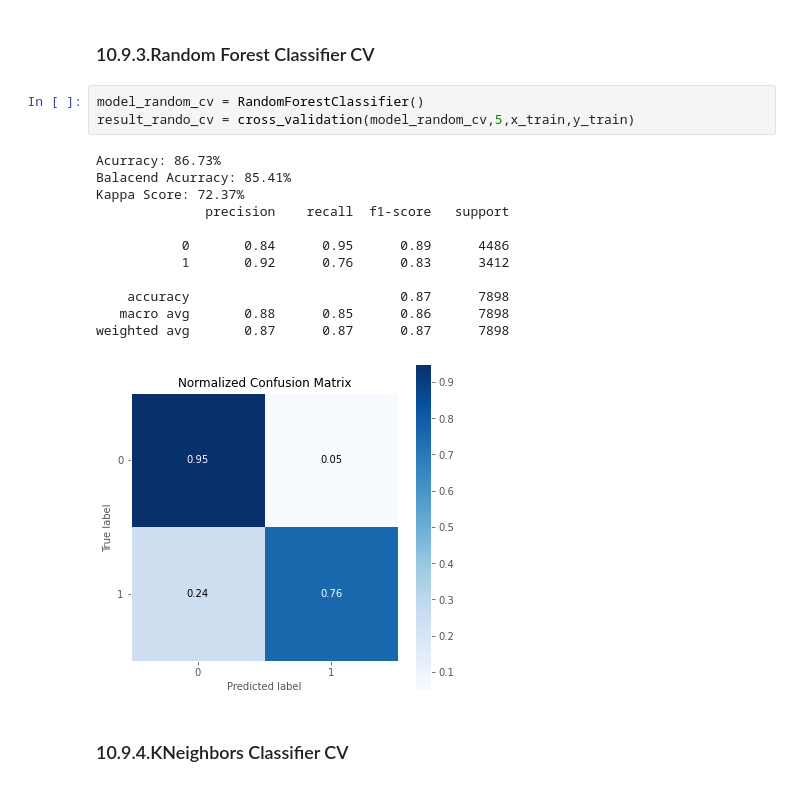
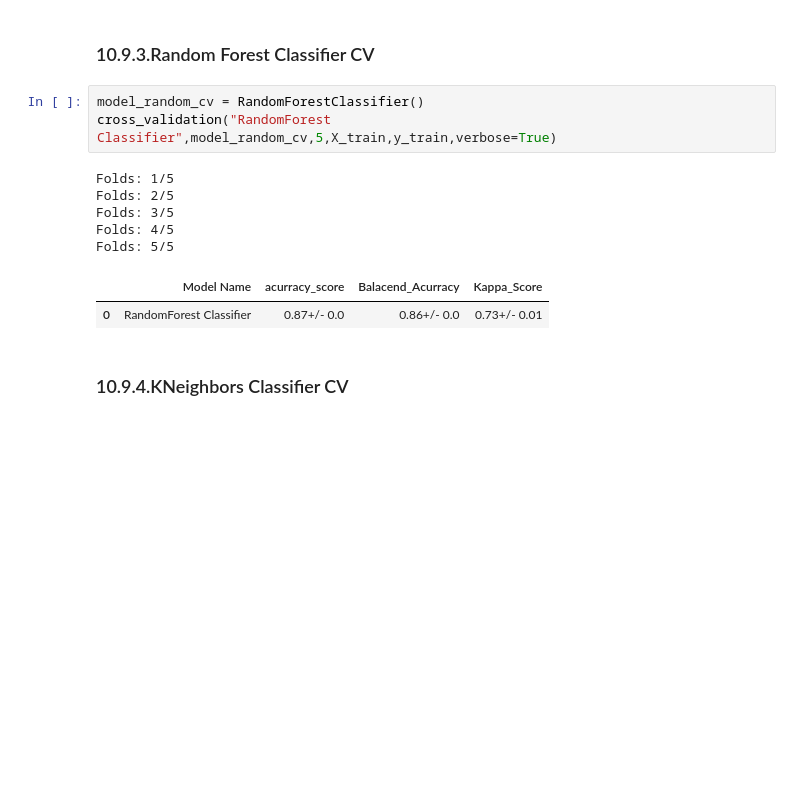
Before and after one commit to Guilherme-lima-ds/Nubank-Risk-assessment, a Jupyter notebook: Project_risk_assessment_Setima_Etapa_Machine_Learning_Models.ipynb, the cells around one changed output. Saved outputs shown, nothing was run; the diff lists cells and outputs as text; blank space fills up the shorter version.

```diff
--- a/Project_risk_assessment_Setima_Etapa_Machine_Learning_Models.ipynb
+++ b/Project_risk_assessment_Setima_Etapa_Machine_Learning_Models.ipynb
@@ -1555,20 +1491,15 @@ weighted avg       0.63      0.64      0.63      7898
 ### 10.9.3.Random Forest Classifier CV
 # %%
 model_random_cv = RandomForestClassifier()
-result_rando_cv = cross_validation(model_random_cv,5,x_train,y_train)
+cross_validation("RandomForest Classifier",model_random_cv,5,X_train,y_train,verbose=True)
 # %% [output]
-Acurracy: 86.73%
-Balacend Acurracy: 85.41%
-Kappa Score: 72.37%
-              precision    recall  f1-score   support
-
-           0       0.84      0.95      0.89      4486
-           1       0.92      0.76      0.83      3412
-
-    accuracy                           0.87      7898
-   macro avg       0.88      0.85      0.86      7898
-weighted avg       0.87      0.87      0.87      7898
+Folds: 1/5
+Folds: 2/5
+Folds: 3/5
+Folds: 4/5
+Folds: 5/5
-[figure, removed]
+|  | Model Name | acurracy_score | Balacend_Acurracy | Kappa_Score |
+| 0 | RandomForest Classifier | 0.87+/- 0.0 | 0.86+/- 0.0 | 0.73+/- 0.01 |
 # %% [markdown]
 ### 10.9.4.KNeighbors Classifier CV
 # %%
```
Also changed, not shown: parts of 11 cells of this notebook.
